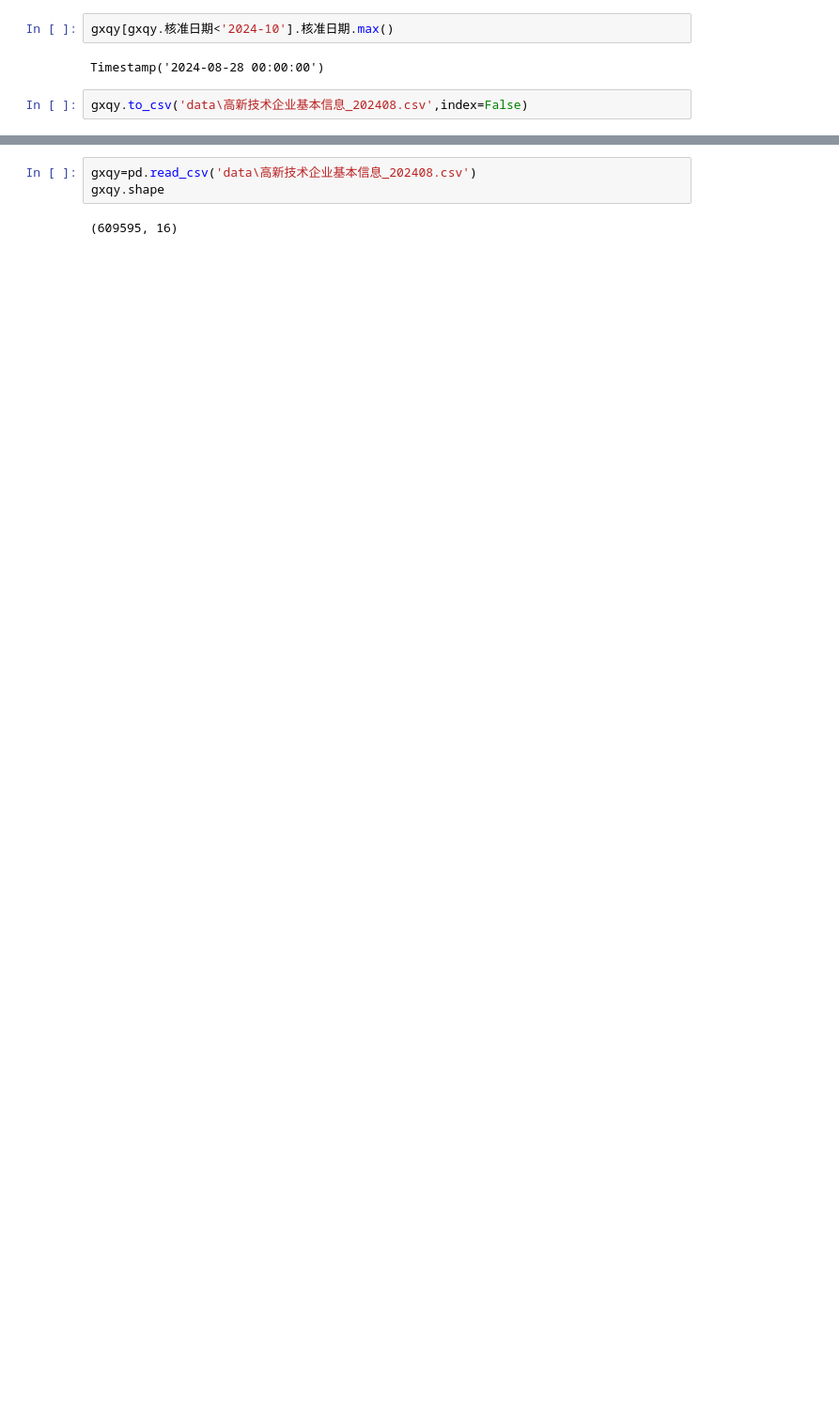
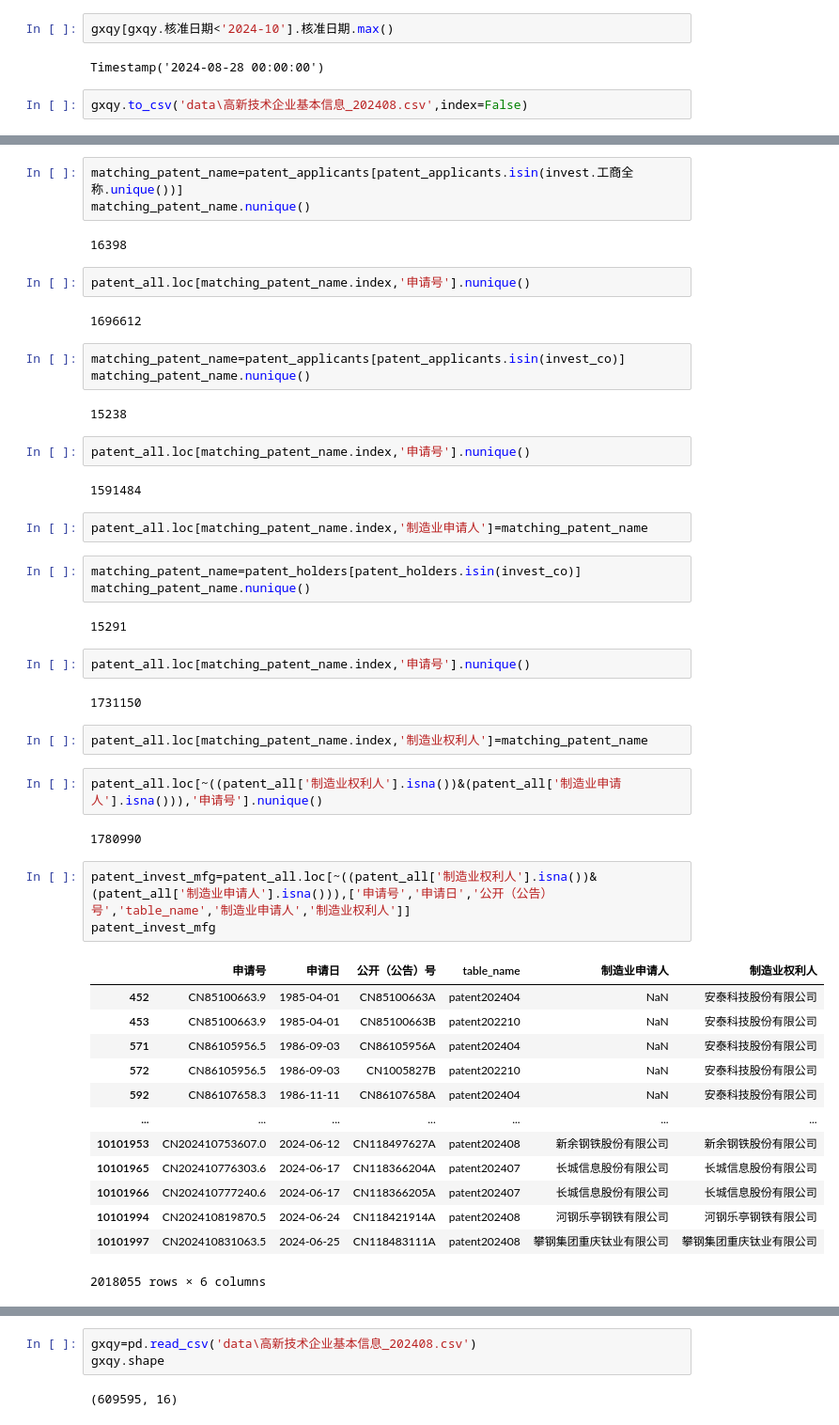
Before and after one commit to ideatechresearch/patent_invest, a Jupyter notebook: 专精特新&高新技术&税调&创新基金&火炬项目&融资企业与专利.ipynb, the cells around one changed output, grey strips where cells are left out. Shown: that part at 94% size. Saved outputs shown, nothing was run; the diff lists cells and outputs as text; blank space fills up the shorter version.

```diff
--- a/专精特新&高新技术&税调&创新基金&火炬项目&融资企业与专利.ipynb
+++ b/专精特新&高新技术&税调&创新基金&火炬项目&融资企业与专利.ipynb
@@ -2696,0 +2922,52 @@ gxqy.to_csv('data\高新技术企业基本信息_202408.csv',index=False)
+# %%
+matching_patent_name=patent_applicants[patent_applicants.isin(invest.工商全称.unique())]
+matching_patent_name.nunique()
+# %% [output]
+16398
+# %%
+patent_all.loc[matching_patent_name.index,'申请号'].nunique()
+# %% [output]
+1696612
+# %%
+matching_patent_name=patent_applicants[patent_applicants.isin(invest_co)]
+matching_patent_name.nunique()
+# %% [output]
+15238
+# %%
+patent_all.loc[matching_patent_name.index,'申请号'].nunique()
+# %% [output]
+1591484
+# %%
+patent_all.loc[matching_patent_name.index,'制造业申请人']=matching_patent_name
+# %%
+matching_patent_name=patent_holders[patent_holders.isin(invest_co)]
+matching_patent_name.nunique()
+# %% [output]
+15291
+# %%
+patent_all.loc[matching_patent_name.index,'申请号'].nunique()
+# %% [output]
+1731150
+# %%
+patent_all.loc[matching_patent_name.index,'制造业权利人']=matching_patent_name
+# %%
+patent_all.loc[~((patent_all['制造业权利人'].isna())&(patent_all['制造业申请人'].isna())),'申请号'].nunique()
+# %% [output]
+1780990
+# %%
+patent_invest_mfg=patent_all.loc[~((patent_all['制造业权利人'].isna())&(patent_all['制造业申请人'].isna())),['申请号','申请日','公开（公告）号','table_name','制造业申请人','制造业权利人']]
+patent_invest_mfg
+# %% [output]
+|  | 申请号 | 申请日 | 公开（公告）号 | table_name | 制造业申请人 | 制造业权利人 |
+| 452 | CN85100663.9 | 1985-04-01 | CN85100663A | patent202404 | NaN | 安泰科技股份有限公司 |
+| 453 | CN85100663.9 | 1985-04-01 | CN85100663B | patent202210 | NaN | 安泰科技股份有限公司 |
+| 571 | CN86105956.5 | 1986-09-03 | CN86105956A | patent202404 | NaN | 安泰科技股份有限公司 |
+| 572 | CN86105956.5 | 1986-09-03 | CN1005827B | patent202210 | NaN | 安泰科技股份有限公司 |
+| 592 | CN86107658.3 | 1986-11-11 | CN86107658A | patent202404 | NaN | 安泰科技股份有限公司 |
+| ... | ... | ... | ... | ... | ... | ... |
+| 10101953 | CN202410753607.0 | 2024-06-12 | CN118497627A | patent202408 | 新余钢铁股份有限公司 | 新余钢铁股份有限公司 |
+| 10101965 | CN202410776303.6 | 2024-06-17 | CN118366204A | patent202407 | 长城信息股份有限公司 | 长城信息股份有限公司 |
+| 10101966 | CN202410777240.6 | 2024-06-17 | CN118366205A | patent202407 | 长城信息股份有限公司 | 长城信息股份有限公司 |
+| 10101994 | CN202410819870.5 | 2024-06-24 | CN118421914A | patent202408 | 河钢乐亭钢铁有限公司 | 河钢乐亭钢铁有限公司 |
+| 10101997 | CN202410831063.5 | 2024-06-25 | CN118483111A | patent202408 | 攀钢集团重庆钛业有限公司 | 攀钢集团重庆钛业有限公司 |
+2018055 rows × 6 columns
```
Also changed, not shown: parts of 44 cells of this notebook, 16 other files.
